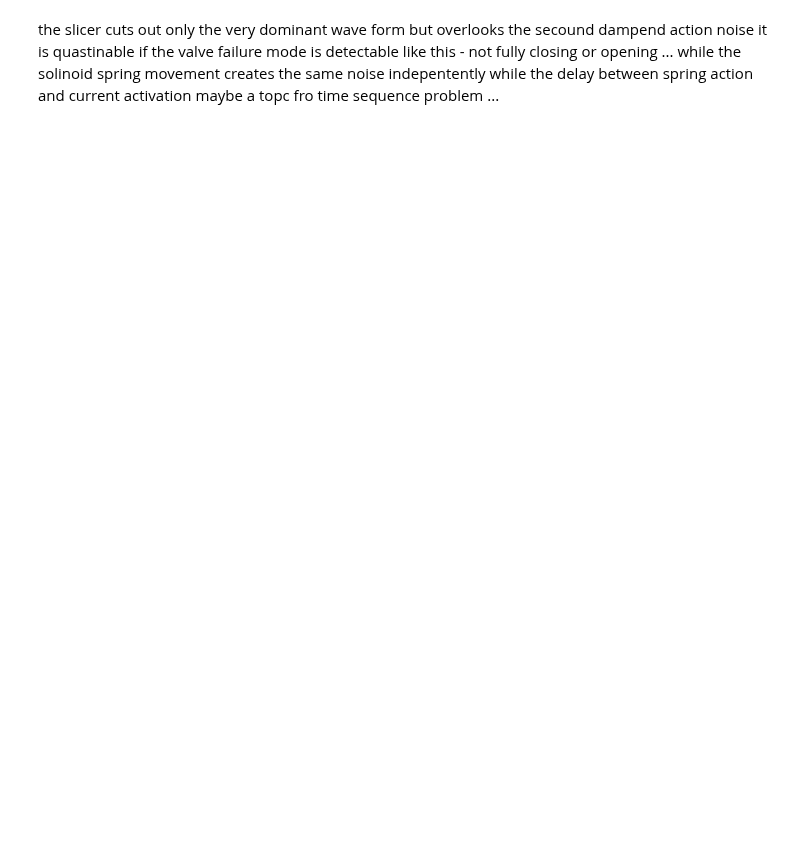
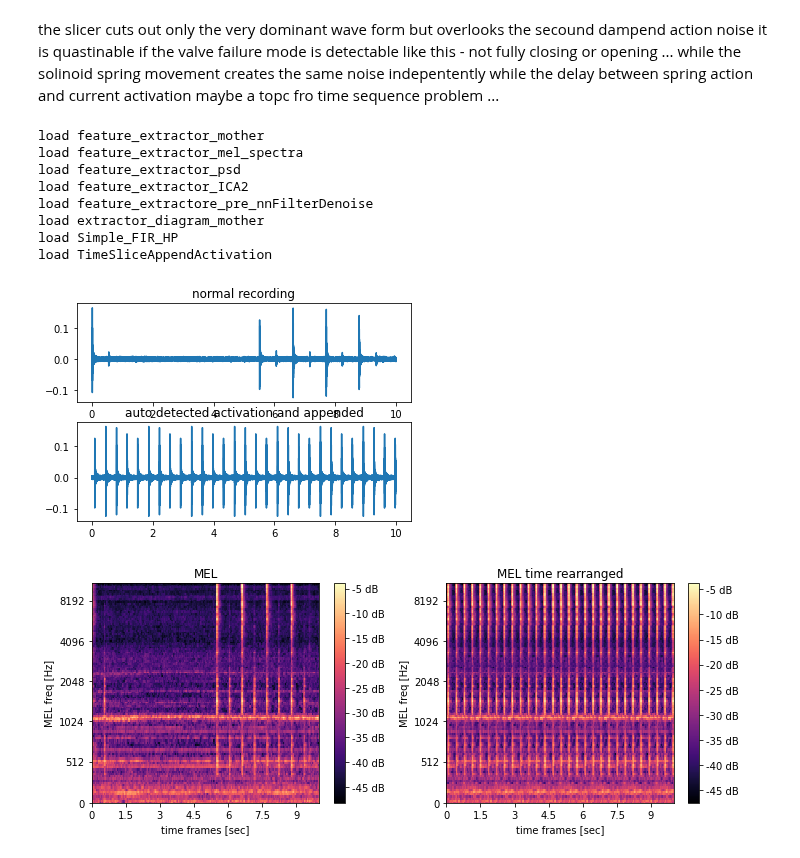
Before and after one commit to BA-HanseML/NF_Prj_MIMII_Dataset, a Jupyter notebook: feature_extraction_diagrams/A06_TimeSliceArrange/Kmean_based_activation_finder.ipynb, the cells around one changed output. Saved outputs shown, nothing was run; the diff lists cells and outputs as text; code cells hidden in the pictures; blank space fills up the shorter version.

```diff
--- a/feature_extraction_diagrams/A06_TimeSliceArrange/Kmean_based_activation_finder.ipynb
+++ b/feature_extraction_diagrams/A06_TimeSliceArrange/Kmean_based_activation_finder.ipynb
@@ -32,2 +32,60 @@ Text(0.5, 1.0, 'auto detected activation and appended')
 # %% [markdown]
 the slicer cuts out only the very dominant wave form but overlooks the secound dampend action noise it is quastinable if the valve failure mode is detectable like this - not fully closing or opening ... while the solinoid spring movement creates the same noise indepentently while the delay between spring action and current activation maybe a topc fro time sequence problem ...
+# %%
+# Test
+import librosa
+import os
+BASE_FOLDER =  r'../../'
+%run -i ..\..\utility\feature_extractor\JupyterLoad_feature_extractor.py
+
+file_path = r'\dataset\6dB\valve\id_02\normal\00000004.wav'
+y, sr = librosa.load(os.path.abspath(BASE_FOLDER+file_path), sr=None, mono=False)
+t = np.linspace(0,len(y[0])/sr,len(y[0]))
+
+sliced_data = TimeSliceAppendActivation(y,sr)
+
+n=2
+plt.subplot(211)
+plt.plot(t,y[n])
+plt.title('normal recording')
+plt.subplot(212)
+plt.plot(t,sliced_data[n])
+plt.title('auto detected activation and appended')
+
+plt.figure(figsize=(10,4))
+plt.subplot(121)
+mel_n = feature_extractor_mel(BASE_FOLDER,'mel1')
+mel_n.set_hyperparamter(n_mels=120, n_fft=2048)
+mel_n.create_from_wav(file_path)
+mel_n.plot()
+plt.xlabel('time frames [sec]')
+plt.ylabel('MEL freq [Hz]')
+plt.title('MEL')
+
+
+
+plt.subplot(122)
+wmf = memory_wave_file()
+wmf.srate = sr
+wmf.channel = sliced_data
+mel_n = feature_extractor_mel(BASE_FOLDER,'mel1')
+mel_n.set_hyperparamter(n_mels=120, n_fft=2048)
+mel_n.create_from_wav(wmf)
+mel_n.plot()
+plt.xlabel('time frames [sec]')
+plt.ylabel('MEL freq [Hz]')
+plt.title('MEL time rearranged')
+plt.tight_layout()
+
+plt.savefig(f'MEL_timeslice_valve.png', transparent=True, dpi=300)
+# %% [output]
+load feature_extractor_mother
+load feature_extractor_mel_spectra
+load feature_extractor_psd
+load feature_extractor_ICA2
+load feature_extractore_pre_nnFilterDenoise
+load extractor_diagram_mother
+load Simple_FIR_HP
+load TimeSliceAppendActivation
+[figure, added]
+[figure, added]
```
Also changed, not shown: parts of 1 cell of this notebook, 8 other files.
